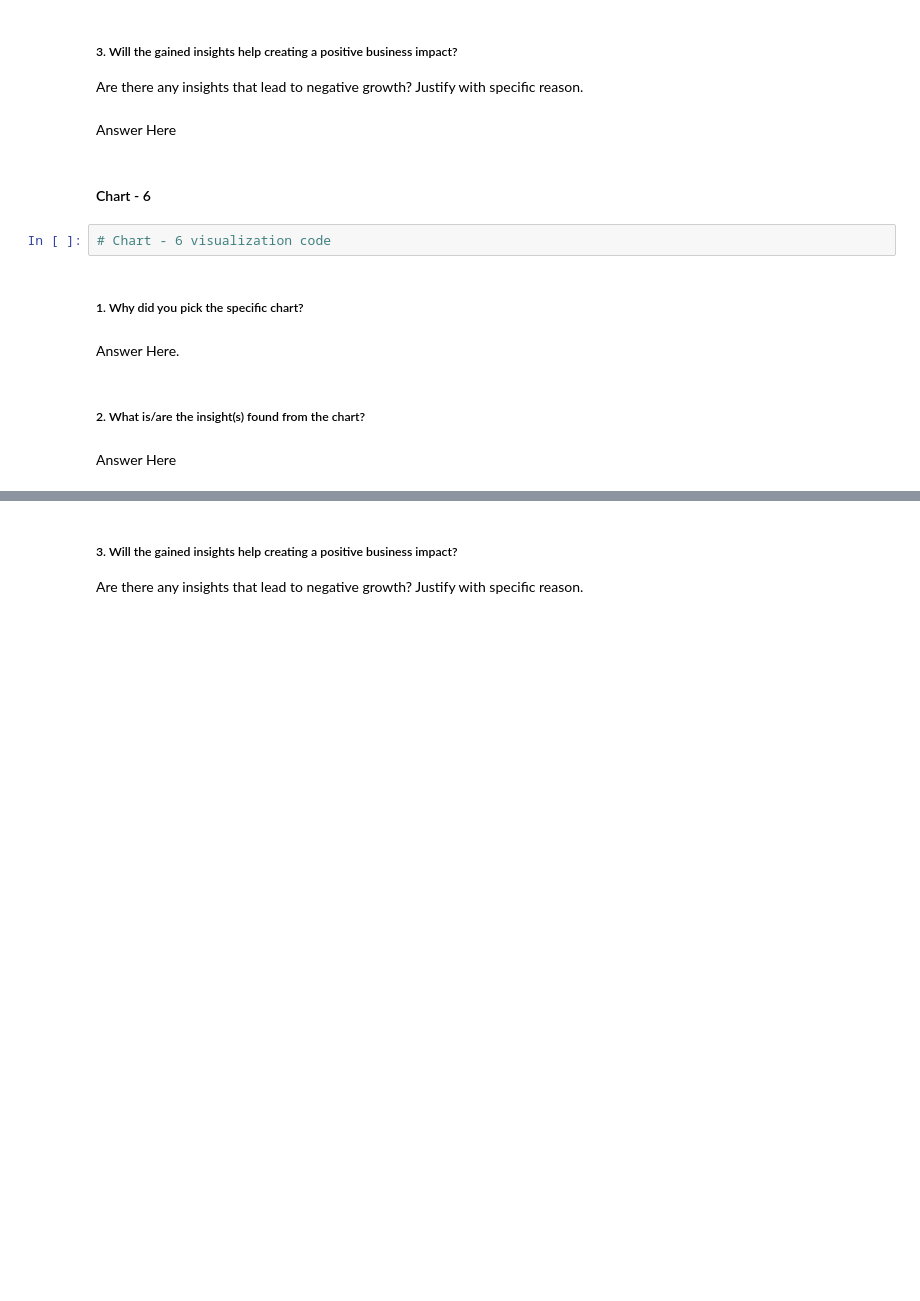
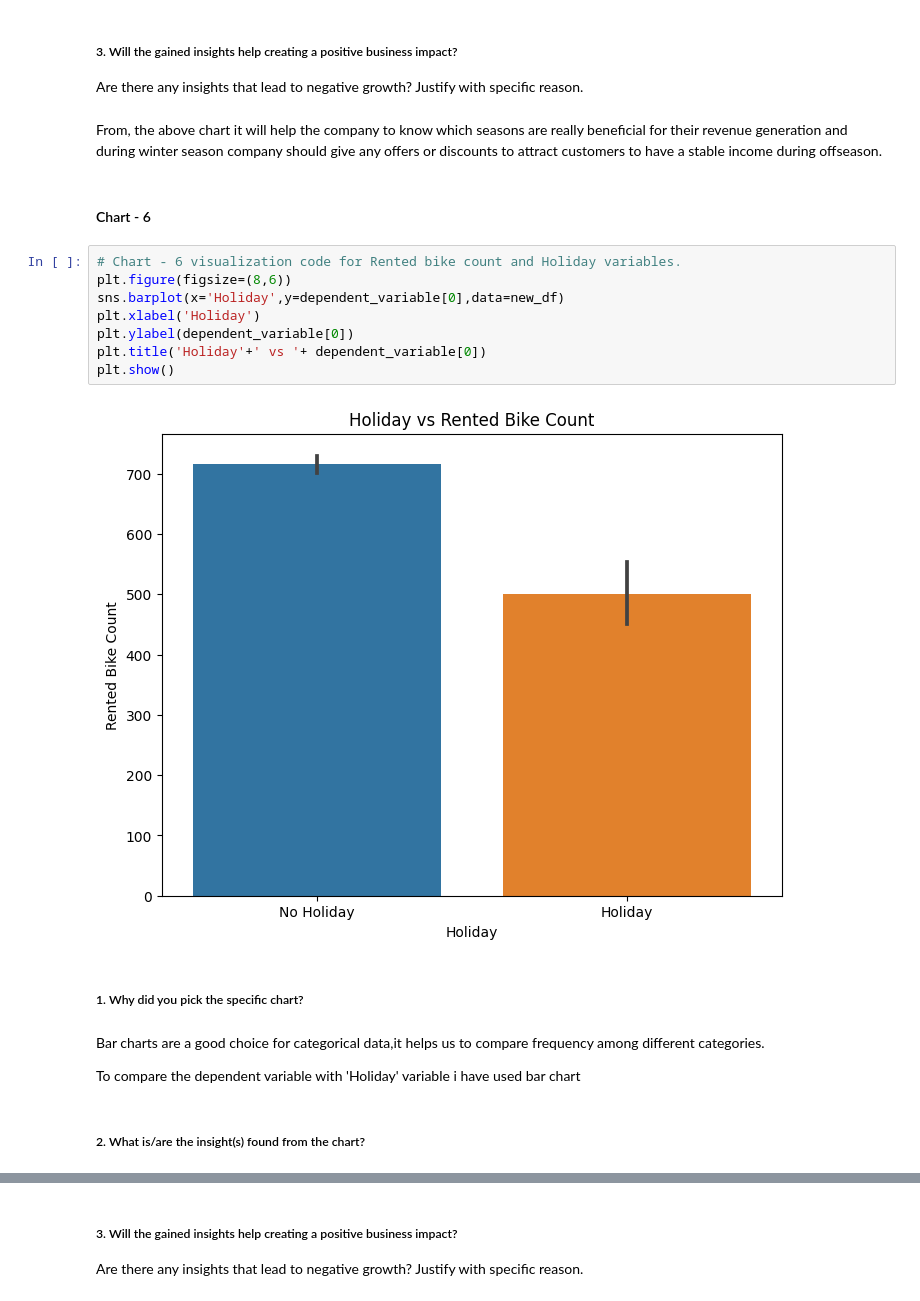
Before and after one commit to CoderSumanesh/Bike-Sharing-Demand-Prediction, a Jupyter notebook: Copy_of_Bike_Sharing_Demand_Prediction_ML_.ipynb, the cells around one changed output, grey strips where cells are left out. Saved outputs shown, nothing was run; the diff lists cells and outputs as text; blank space fills up the shorter version.

```diff
--- a/Copy_of_Bike_Sharing_Demand_Prediction_ML_.ipynb
+++ b/Copy_of_Bike_Sharing_Demand_Prediction_ML_.ipynb
@@ -574,17 +583,25 @@ Answer Here
 # %% [markdown]
 ##### 3. Will the gained insights help creating a positive business impact?
 Are there any insights that lead to negative growth? Justify with specific reason.
-# %% [markdown]
-Answer Here
+# %% [markdown]
+From, the above chart it will help the company to know which seasons are really beneficial for their revenue generation and during winter season company should give any offers or discounts to attract customers to have a stable income during offseason.
 # %% [markdown]
 #### Chart - 6
-# %%
-# Chart - 6 visualization code
+# %%
+# Chart - 6 visualization code for Rented bike count and Holiday variables.
+plt.figure(figsize=(8,6))
+sns.barplot(x='Holiday',y=dependent_variable[0],data=new_df)
+plt.xlabel('Holiday')
+plt.ylabel(dependent_variable[0])
+plt.title('Holiday'+' vs '+ dependent_variable[0])
+plt.show()
+# %% [output]
+[figure, added]
 # %% [markdown]
 ##### 1. Why did you pick the specific chart?
-# %% [markdown]
-Answer Here.
+# %% [markdown]
+Bar charts are a good choice for categorical data,it helps us to compare frequency among different categories.
+
+To compare the dependent variable with 'Holiday' variable i have used bar chart
 # %% [markdown]
 ##### 2. What is/are the insight(s) found from the chart?
-# %% [markdown]
-Answer Here
```
Also changed, not shown: parts of 19 cells of this notebook.
